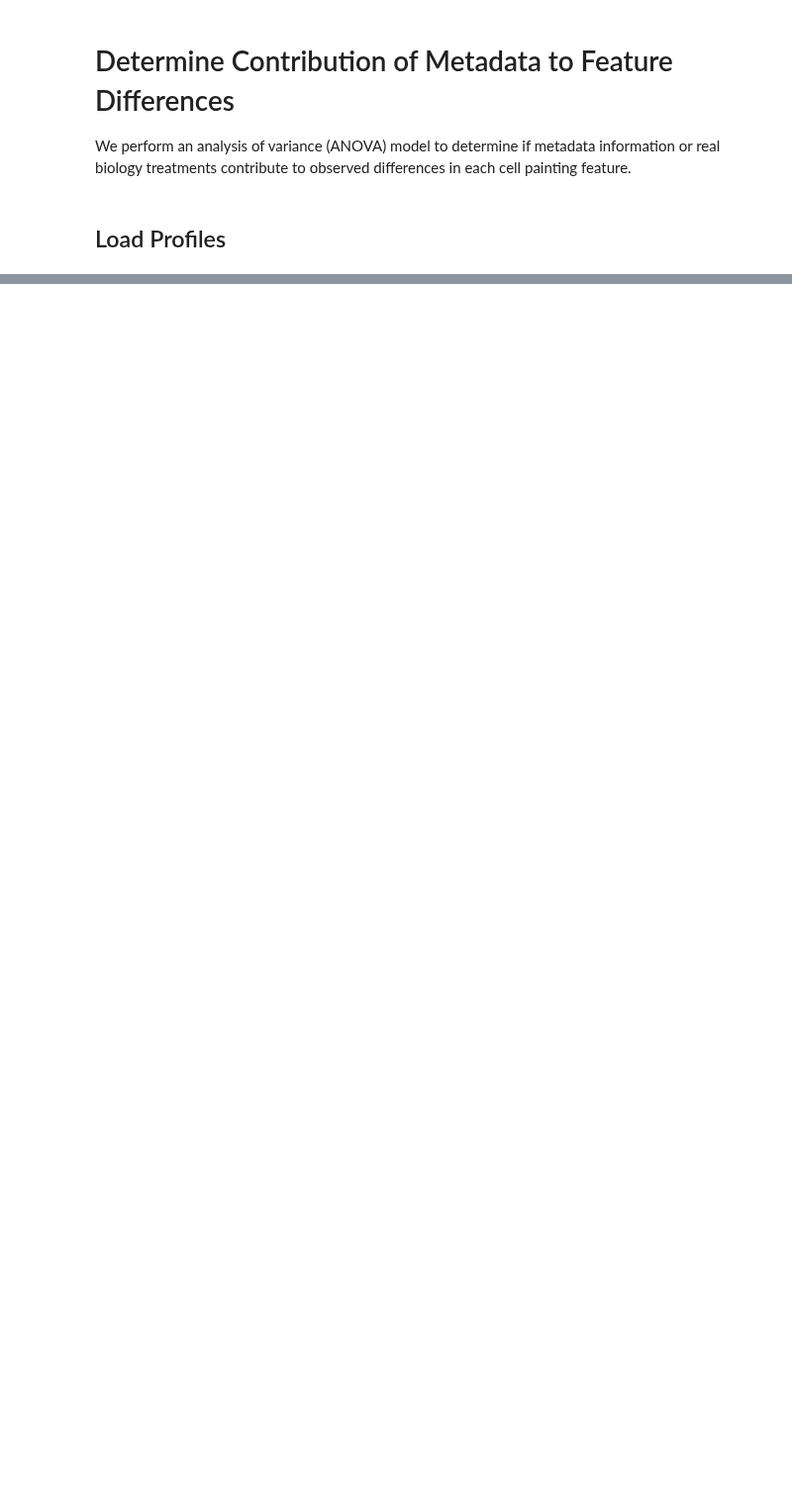
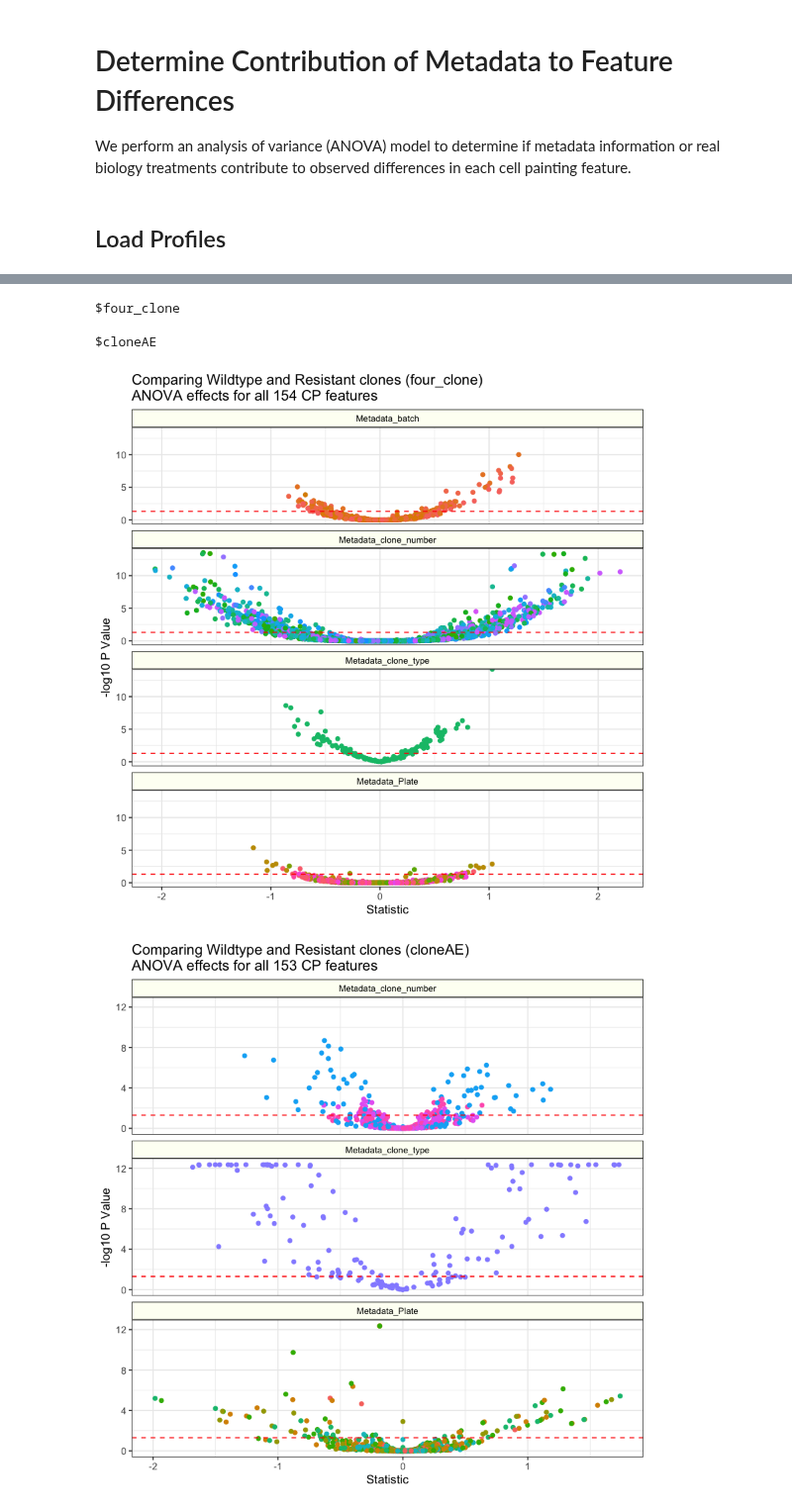
Before and after one commit to broadinstitute/profiling-resistance-mechanisms, a Jupyter notebook: 3.bulk-signatures/1.derive-bulk-signature.ipynb, the cells around one changed output, grey strips where cells are left out. Shown at 99% size. Cells and saved outputs as stored; diff of their text form; code cells hidden in the pictures; blank space fills up the shorter version.

```diff
--- a/3.bulk-signatures/1.derive-bulk-signature.ipynb
+++ b/3.bulk-signatures/1.derive-bulk-signature.ipynb
@@ -242,0 +201,8 @@ A tibble: 51 × 14
+# %%
+tukey_figures
+# %% [output]
+$four_clone
+
+$cloneAE
+[figure, added]
+[figure, added]
```
Also changed, not shown: parts of 18 cells of this notebook, 1 other file.
